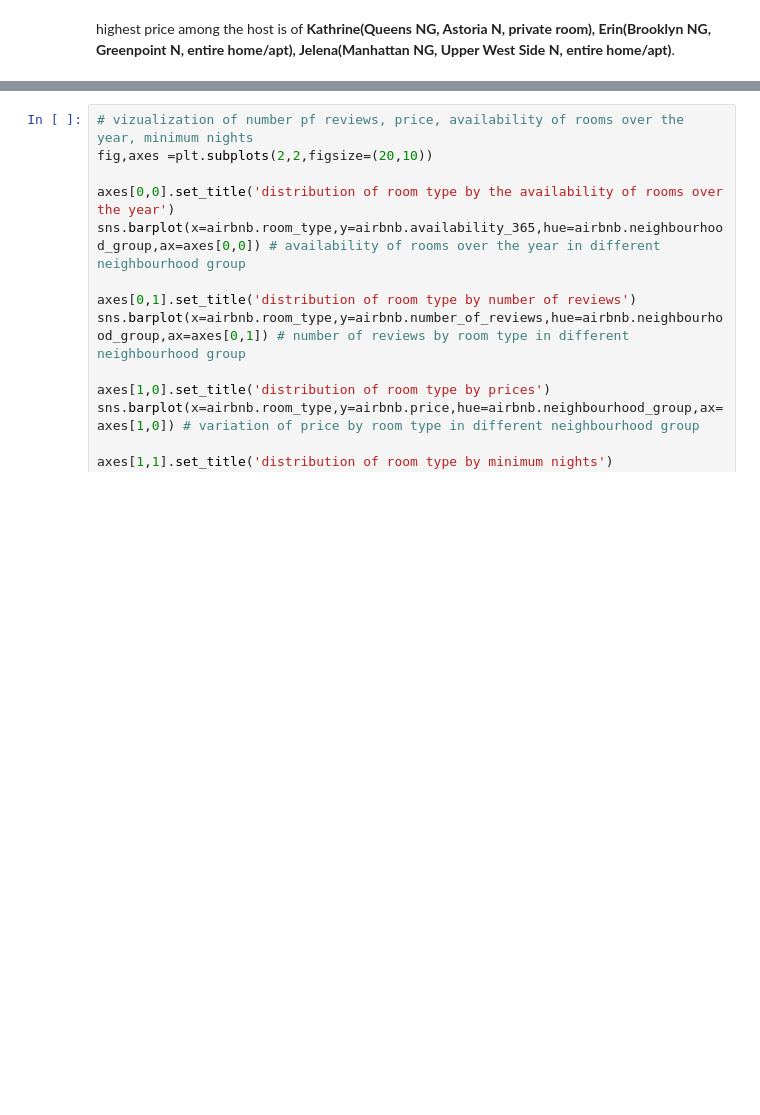
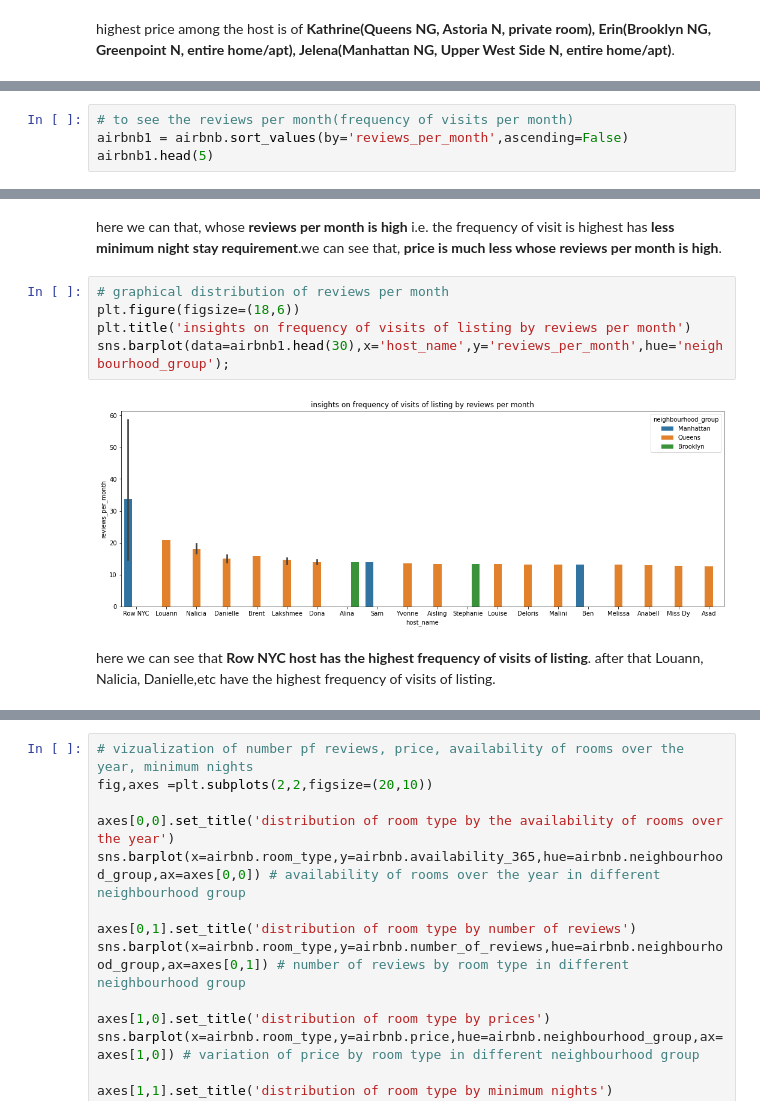
Before and after one commit to baradmukta/Airbnb-Booking-Analysis, a Jupyter notebook: eda_capstone_project_final.ipynb, the cells around one changed output, grey strips where cells are left out. Cells and saved outputs as stored; diff of their text form; blank space fills up the shorter version.

```diff
--- a/eda_capstone_project_final.ipynb
+++ b/eda_capstone_project_final.ipynb
@@ -522,0 +484,4 @@ highest revenue is earned by the neighbourhood group Manhatten.we can conclude t
+# %%
+# to see the reviews per month(frequency of visits per month)
+airbnb1 = airbnb.sort_values(by='reviews_per_month',ascending=False)
+airbnb1.head(5)
@@ -522,0 +495,11 @@ highest revenue is earned by the neighbourhood group Manhatten.we can conclude t
+# %% [markdown]
+here we can that, whose **reviews per month is high** i.e. the frequency of visit is highest has **less minimum night stay requirement**.we can see that, **price is much less whose reviews per month is high**.
+# %%
+# graphical distribution of reviews per month
+plt.figure(figsize=(18,6))
+plt.title('insights on frequency of visits of listing by reviews per month')
+sns.barplot(data=airbnb1.head(30),x='host_name',y='reviews_per_month',hue='neighbourhood_group');
+# %% [output]
+[figure, added]
+# %% [markdown]
+here we can see that **Row NYC host has the highest frequency of visits of listing**. after that Louann, Nalicia, Danielle,etc have the highest frequency of visits of listing.
```
Also changed, not shown: parts of 50 cells of this notebook.
